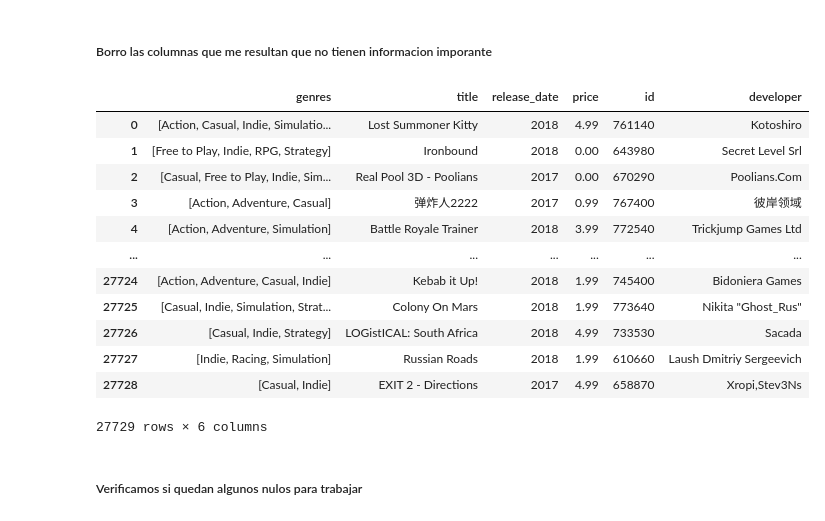
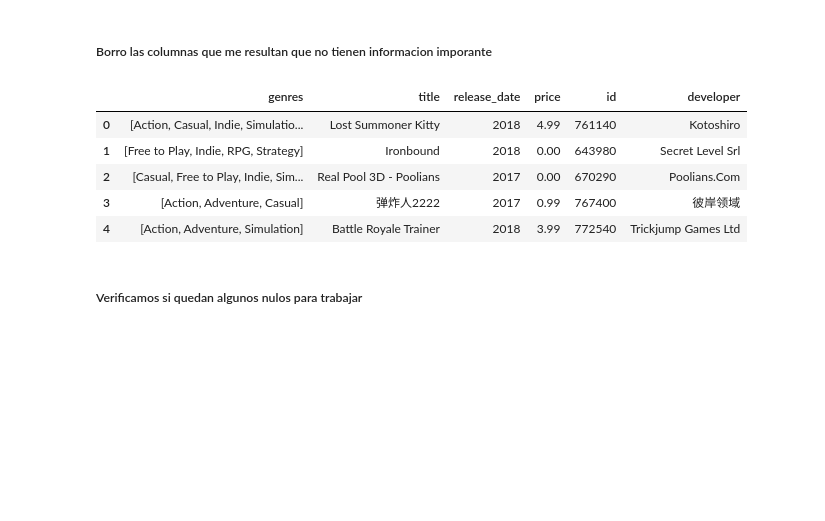
Before and after one commit to DamianAlbarino/MLOps-Data-Engineer-Machine-Learning, a Jupyter notebook: ETL - EDA/ETL_Steam_games.ipynb, the cells around one changed output. Drawn from its saved outputs; the diff is of its cells as text; code cells hidden in the pictures; blank space fills up the shorter version.

Commit message:
Update ETL_steam_games

```diff
--- a/ETL - EDA/ETL_Steam_games.ipynb
+++ b/ETL - EDA/ETL_Steam_games.ipynb
@@ -151,6 +152,8 @@ array([4.99, 'Free To Play', 'Free to Play', 0.99, 2.99, 3.99, 9.99,
 # %% [markdown]
 ##### Analisamos cada linea los datos de los que tengan Free en el genero
 # %%
+# Pongo un contador para sacar solo 15 del total.
+cantidad = 0
 for i in range(0,len(df['genres'])):
     if df['genres'].iloc[i] != None:
         for j in df['genres'].iloc[i]:
@@ -159,6 +162,10 @@ for i in range(0,len(df['genres'])):
                 print(df['price'].iloc[i])
                 print(df['url'].iloc[i])
                 print('-'*50)
+        cantidad+= 1
+
+    if(cantidad == 15):
+        break
 # %% [output]
 ['Free to Play', 'Indie', 'RPG', 'Strategy']
 Free To Play
@@ -257,6 +267,5 @@ df['price'] = df['price'].astype(float)
 #### Transformacion de columna relase data
 # %%
 #Vemos los valores unicos que tenemos
-for i in df['release_date'].unique():
-    print(i)
+df['release_date'].unique()
 # %% [output]
@@ -484,22 +463,15 @@ dtype: int64
 # %%
 # Borro columnas que no tienen informacion importante
 df.drop(columns=['publisher','url','app_name','tags','reviews_url','specs', 'early_access'], inplace=True)
 df.reset_index(drop=True, inplace=True)
-df
+df.head()
 # %% [output]
 |  | genres | title | release_date | price | id | developer |
 | 0 | [Action, Casual, Indie, Simulatio... | Lost Summoner Kitty | 2018 | 4.99 | 761140 | Kotoshiro |
 | 1 | [Free to Play, Indie, RPG, Strategy] | Ironbound | 2018 | 0.00 | 643980 | Secret Level Srl |
 | 2 | [Casual, Free to Play, Indie, Sim... | Real Pool 3D - Poolians | 2017 | 0.00 | 670290 | Poolians.Com |
 | 3 | [Action, Adventure, Casual] | 弹炸人2222 | 2017 | 0.99 | 767400 | 彼岸领域 |
 | 4 | [Action, Adventure, Simulation] | Battle Royale Trainer | 2018 | 3.99 | 772540 | Trickjump Games Ltd |
-| ... | ... | ... | ... | ... | ... | ... |
-| 27724 | [Action, Adventure, Casual, Indie] | Kebab it Up! | 2018 | 1.99 | 745400 | Bidoniera Games |
-| 27725 | [Casual, Indie, Simulation, Strat... | Colony On Mars | 2018 | 1.99 | 773640 | Nikita "Ghost_Rus" |
-| 27726 | [Casual, Indie, Strategy] | LOGistICAL: South Africa | 2018 | 4.99 | 733530 | Sacada |
-| 27727 | [Indie, Racing, Simulation] | Russian Roads | 2018 | 1.99 | 610660 | Laush Dmitriy Sergeevich |
-| 27728 | [Casual, Indie] | EXIT 2 - Directions | 2017 | 4.99 | 658870 | Xropi,Stev3Ns |
-27729 rows × 6 columns
 # %% [markdown]
 ##### Verificamos si quedan algunos nulos para trabajar
 # %%
```
Also changed, not shown: parts of 4 cells of this notebook.
